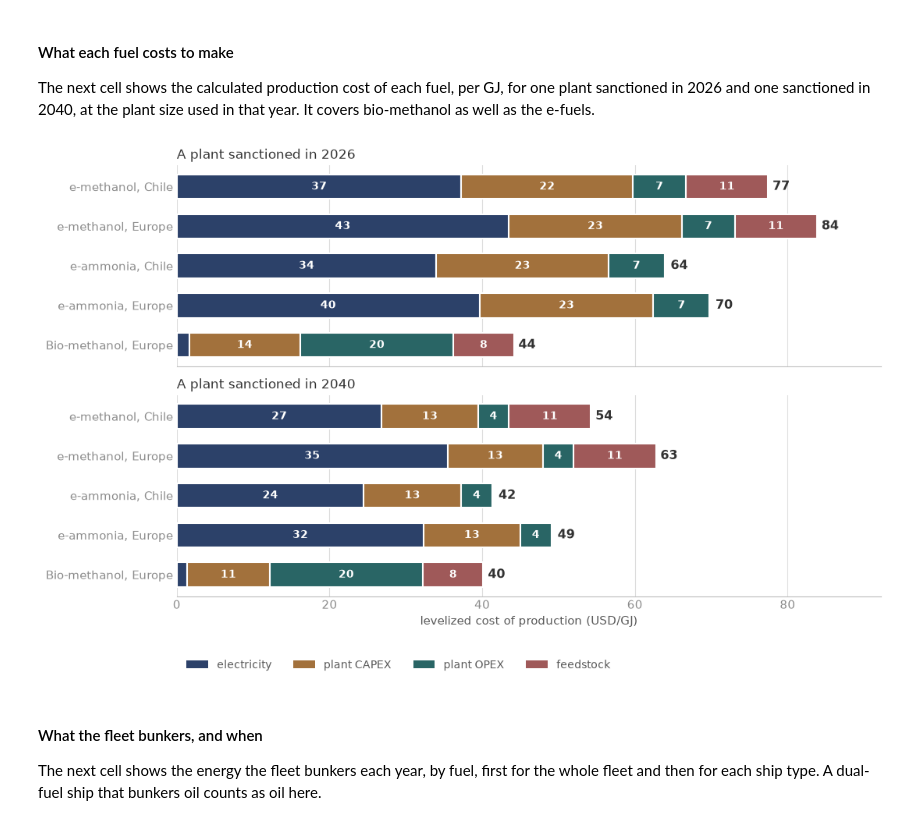
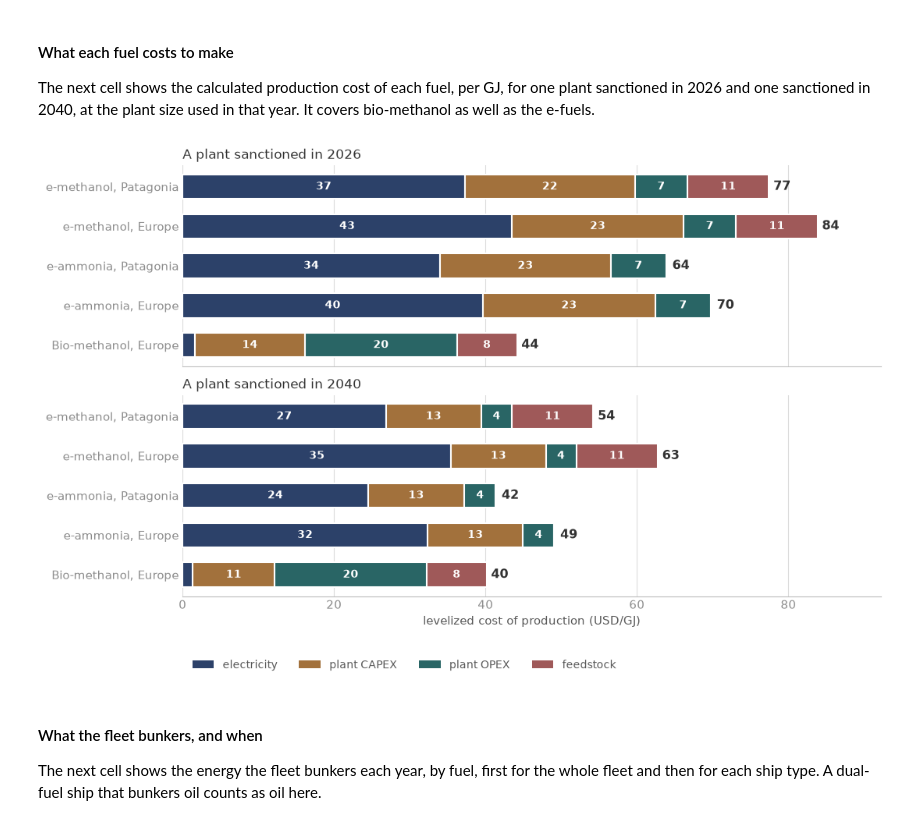
Before and after one commit to zerocarbonshipping/navigate-zcs, a Jupyter notebook: docs/workshop/02-understand-navigate.ipynb, the cells around one changed output. Saved outputs shown, nothing was run; the diff lists cells and outputs as text; code cells hidden in the pictures.

```diff
--- a/docs/workshop/02-understand-navigate.ipynb
+++ b/docs/workshop/02-understand-navigate.ipynb
@@ -2105,5 +2105,5 @@ The step hands a cost path per option to the stages below, and that is what the
 # %%
-# @title Stage 1 figures: what the fleet expects to buy and to pay
+# @title Stage 1 figures: what the operators expect to buy and to pay
 from matplotlib.patches import Patch
 
 from navigate.illustrations.plots._labels import FUEL_ORDER
@@ -2185,7 +2185,7 @@ def draw_expected_demand(step, ax, scale_over=None, legend=True):
         ax.plot(demand.index, demand[fuel], lw=2, color=fuel_colour(fuel),
                 label=fuel_label(fuel))
     ax.set_yscale("log")
-    ax.set_title(f"Expected in {YEARS[step]}: fuel the fleet thinks it will buy",
+    ax.set_title(f"Expected in {YEARS[step]}: fuel the operators think they will buy",
                  fontsize=10, color=INK, loc="left")
     ax.set_ylabel("TJ per year (log)", fontsize=8, color=SUBINK)
     ax.xaxis.set_major_locator(MaxNLocator(integer=True))
@@ -3903,7 +3903,7 @@ def levelized_parts(plant, idx):
     return parts
 
 
-_REGION = {"americas": "Chile", "europe": "Europe"}
+_REGION = {"americas": "Patagonia", "europe": "Europe"}
 _SANCTIONED = [2026, 2040]
 _FUEL_ROWS = ["methanol_electro", "ammonia_electro", "methanol_bio"]
 _plants = sorted(base.nodes.plants.values(),
@@ -3925,34 +3925,34 @@ for ax, year in zip(axes, _SANCTIONED):
         _values = [parts[part] for parts in _costs[year]]
         ax.barh(range(len(_plants)), _values, left=_left, height=.62, color=colour,
                 zorder=3, edgecolor="white", linewidth=1.5)
         for i, (value, start) in enumerate(zip(_values, _left)):
             if value >= 4.:              # only where the segment can hold a number
                 ax.annotate(f"{value:.0f}", (start + value / 2, i), ha="center",
                             va="center", fontsize=10, color="white", fontweight="bold",
                             zorder=5)
         _left = [a + b for a, b in zip(_left, _values)]
     for i, total in enumerate(_left):
         ax.annotate(f"{total:.0f}", (total + 0.6, i), va="center", fontsize=11.25,
                     color=INK, fontweight="bold")
     ax.set_title(f"A plant sanctioned in {year}", fontsize=12.5, color=INK, loc="left")
     ax.set_yticks(range(len(_plants)), _rows)
     ax.set_xlim(0, _xmax)
     ax.invert_yaxis()
     ax.grid(axis="x", color=GRID, lw=.8)
     ax.set_axisbelow(True)
     ax.tick_params(colors=TICK, labelsize=10.625, length=0)
     for side in ("top", "right", "left"):
         ax.spines[side].set_visible(False)
     ax.spines["bottom"].set_color(AXIS)
 
 axes[-1].set_xlabel("levelized cost of production (USD/GJ)", fontsize=10.625, color=SUBINK)
 axes[-1].legend(handles=[Patch(facecolor=colour, label=part) for part, colour in _DRAWN],
                 fontsize=10, frameon=False, labelcolor=SUBINK, ncol=4,
                 loc="lower left", bbox_to_anchor=(0, -.42))
 fig.tight_layout()
 plt.show()
 # %% [output]
-[figure, old version]
+[figure, new version]
 # %% [markdown]
 #### What the fleet bunkers, and when
 
```
Also changed, not shown: parts of 41 cells of this notebook, 10 other files.
